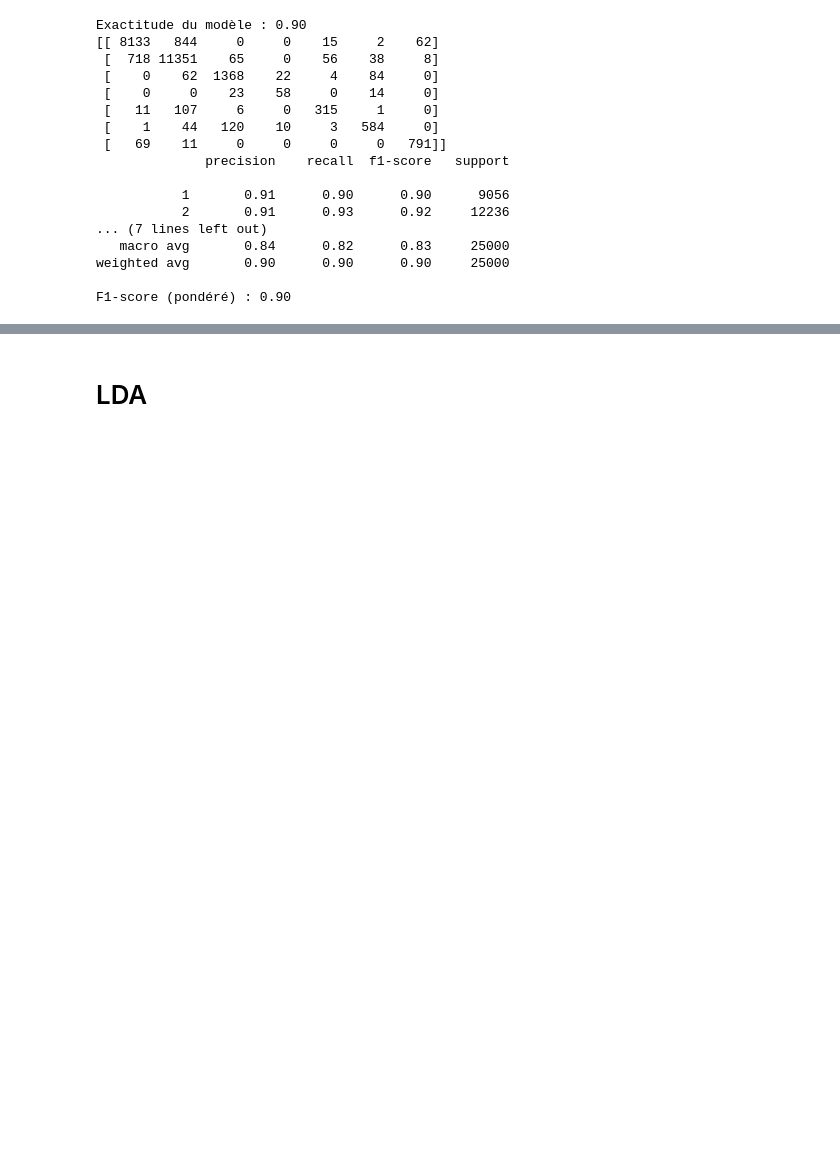
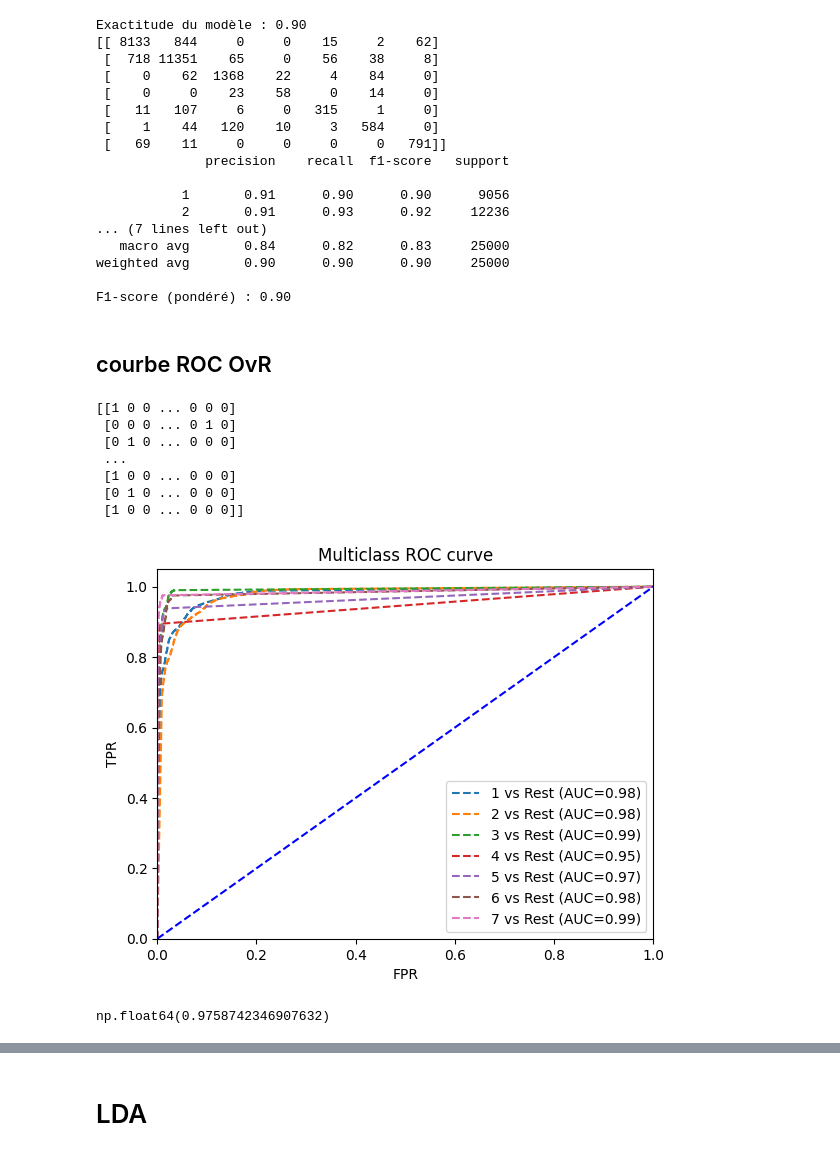
Before and after one commit to raphbrd/M2-data-challenge, a Jupyter notebook: TP_classification-1.ipynb, the cells around one changed output, grey strips where cells are left out. Cells and saved outputs as stored; diff of their text form; code cells hidden in the pictures; blank space fills up the shorter version.

```diff
--- a/TP_classification-1.ipynb
+++ b/TP_classification-1.ipynb
@@ -263,3 +415,52 @@ Exactitude du modèle : 0.90
 weighted avg       0.90      0.90      0.90     25000
 
 F1-score (pondéré) : 0.90
+# %% [markdown]
+## courbe ROC OvR
+# %%
+from sklearn.preprocessing import label_binarize
+
+# probabilités de prédiction pour chaque classe
+pred_prob = knn_model.predict_proba(X_val)
+y_test_binarized = label_binarize(y_val,classes=np.unique(y_val))
+print(y_test_binarized)
+Classes = ['1','2', '3', '4', '5', '6', '7']
+
+from sklearn.metrics import roc_curve,auc
+
+fpr = {}
+tpr = {}
+thresh ={}
+roc_auc = dict()
+n_class = 7
+
+for i in range(n_class):
+    fpr[i], tpr[i], thresh[i] = roc_curve(y_test_binarized[:,i], pred_prob[:,i])
+    roc_auc[i] = auc(fpr[i], tpr[i])
+
+    # plotting
+    plt.plot(fpr[i], tpr[i], linestyle='--',label='%s vs Rest (AUC=%0.2f)'%(Classes[i],roc_auc[i]))
+
+plt.plot([0,1],[0,1],'b--')
+plt.xlim([0,1])
+plt.ylim([0,1.05])
+plt.title('Multiclass ROC curve')
+plt.xlabel('FPR')
+plt.ylabel('TPR')
+plt.legend(loc='lower right')
+plt.show()
+# %% [output]
+[[1 0 0 ... 0 0 0]
+ [0 0 0 ... 0 1 0]
+ [0 1 0 ... 0 0 0]
+ ...
+ [1 0 0 ... 0 0 0]
+ [0 1 0 ... 0 0 0]
+ [1 0 0 ... 0 0 0]]
+[figure, added]
+# %%
+from sklearn.metrics import roc_auc_score
+y_scores = knn_model.predict_proba(X_val)
+roc_auc_score(y_val, y_scores,multi_class = "ovr")
+# %% [output]
+np.float64(0.9758742346907632)
```
Also changed, not shown: parts of 27 cells of this notebook, 1 other file.
